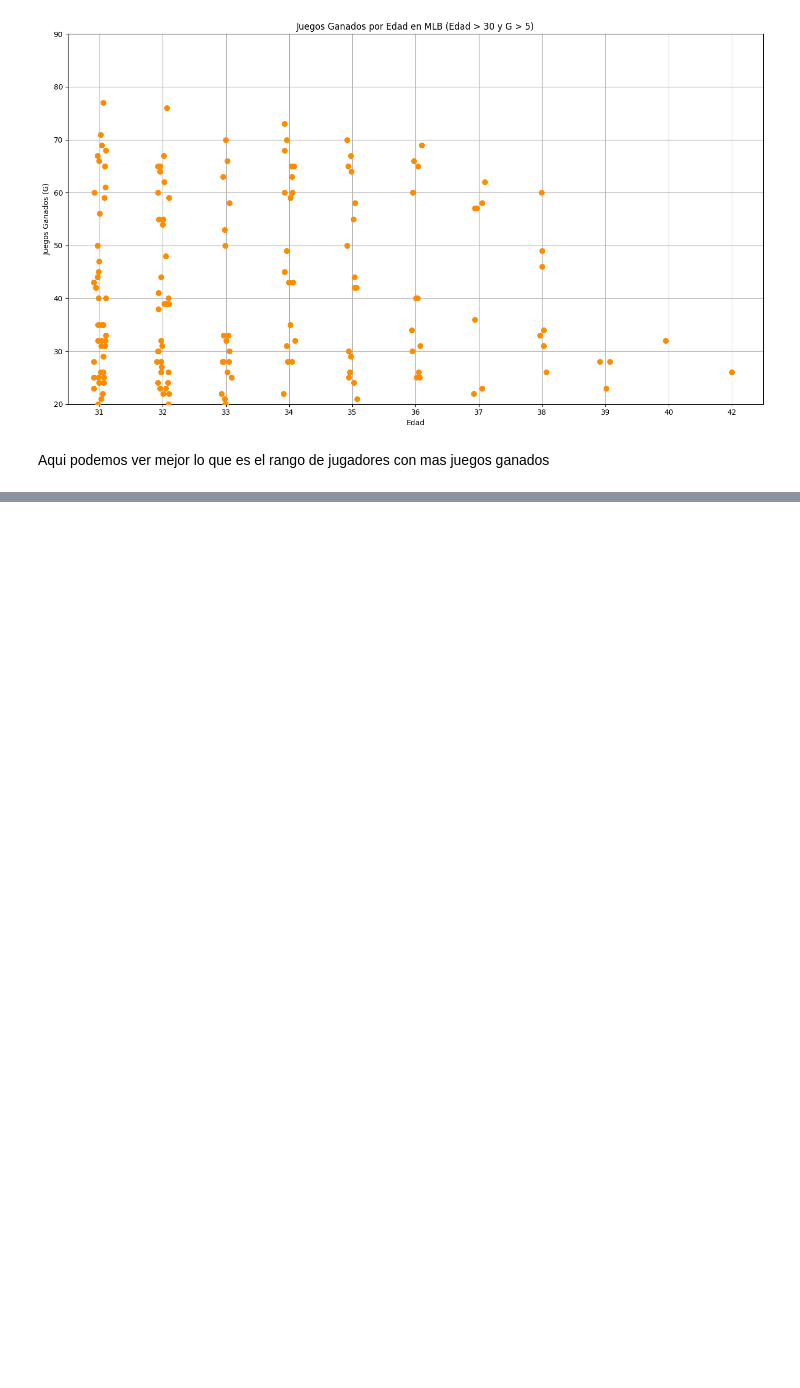
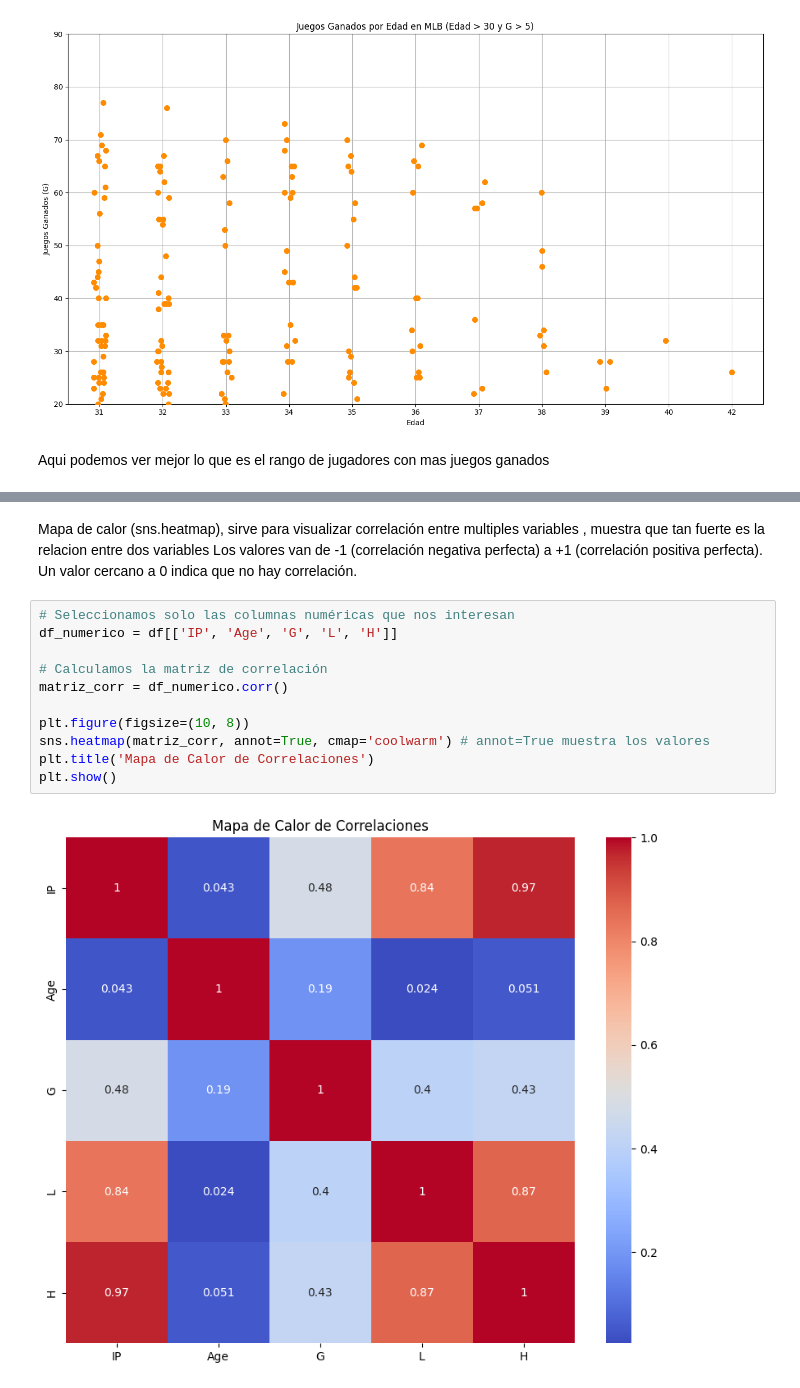
Before and after one commit to alvarogoncalves04/Prueba-AY, a Jupyter notebook: test.ipynb, the cells around one changed output, grey strips where cells are left out. Cells and saved outputs as stored; diff of their text form; blank space fills up the shorter version.

```diff
--- a/test.ipynb
+++ b/test.ipynb
@@ -451,0 +468,17 @@ Aqui podemos ver mejor lo que es el rango de jugadores con mas juegos ganados
+# %% [markdown]
+Mapa de calor
+(sns.heatmap), sirve para visualizar correlación entre multiples variables , muestra que tan fuerte es la relacion entre dos variables
+Los valores van de -1 (correlación negativa perfecta) a +1 (correlación positiva perfecta). Un valor cercano a 0 indica que no hay correlación.
+# %%
+# Seleccionamos solo las columnas numéricas que nos interesan
+df_numerico = df[['IP', 'Age', 'G', 'L', 'H']]
+
+# Calculamos la matriz de correlación
+matriz_corr = df_numerico.corr()
+
+plt.figure(figsize=(10, 8))
+sns.heatmap(matriz_corr, annot=True, cmap='coolwarm') # annot=True muestra los valores
+plt.title('Mapa de Calor de Correlaciones')
+plt.show()
+# %% [output]
+[figure, added]
```
Also changed, not shown: parts of 4 cells of this notebook.
